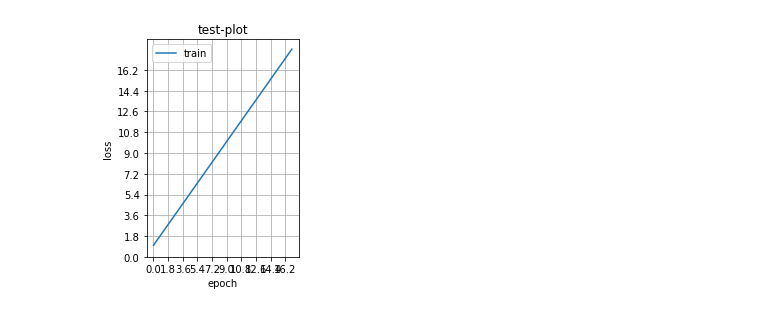
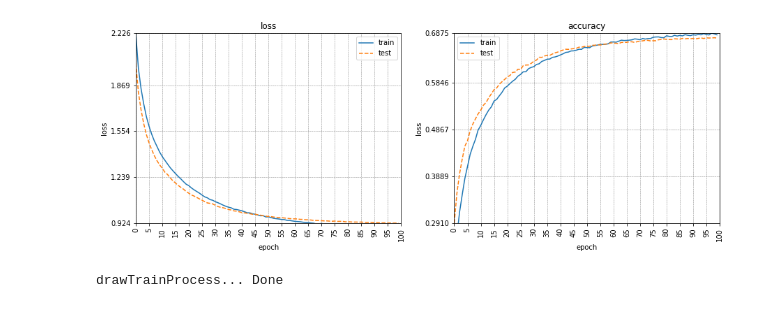
Before and after one commit to frank-fn10502/KerasPractice, a Jupyter notebook: test.ipynb, the cells around one changed output. Drawn from its saved outputs; the diff is of its cells as text; code cells hidden in the pictures.

Commit message:
train_model outputHelper.plt fix some bug

```diff
--- a/test.ipynb
+++ b/test.ipynb
@@ -47,12 +484,14 @@ def __pltOnePlot(title, pos, plotDatas: list):
 # %%
 from utils.outputs import ModelOuputHelper
 import tensorflow as tf
 import numpy as np
 
 
-__pltOnePlot(title='test-plot' ,pos=(1,2,1),plotDatas =
-[
-    [np.arange(1, 19) ,'-']
-])
+# __pltOnePlot(title='test-plot' ,pos=(1,2,1),plotDatas =
+# [
+#     [np.arange(0, 20) ,'-']
+# ])
+drawTrainProcess(r)
 # %% [output]
-[figure, old version]
+[figure, new version]
+drawTrainProcess... Done
```
Also changed, not shown: parts of 2 cells of this notebook, 9 other files.
